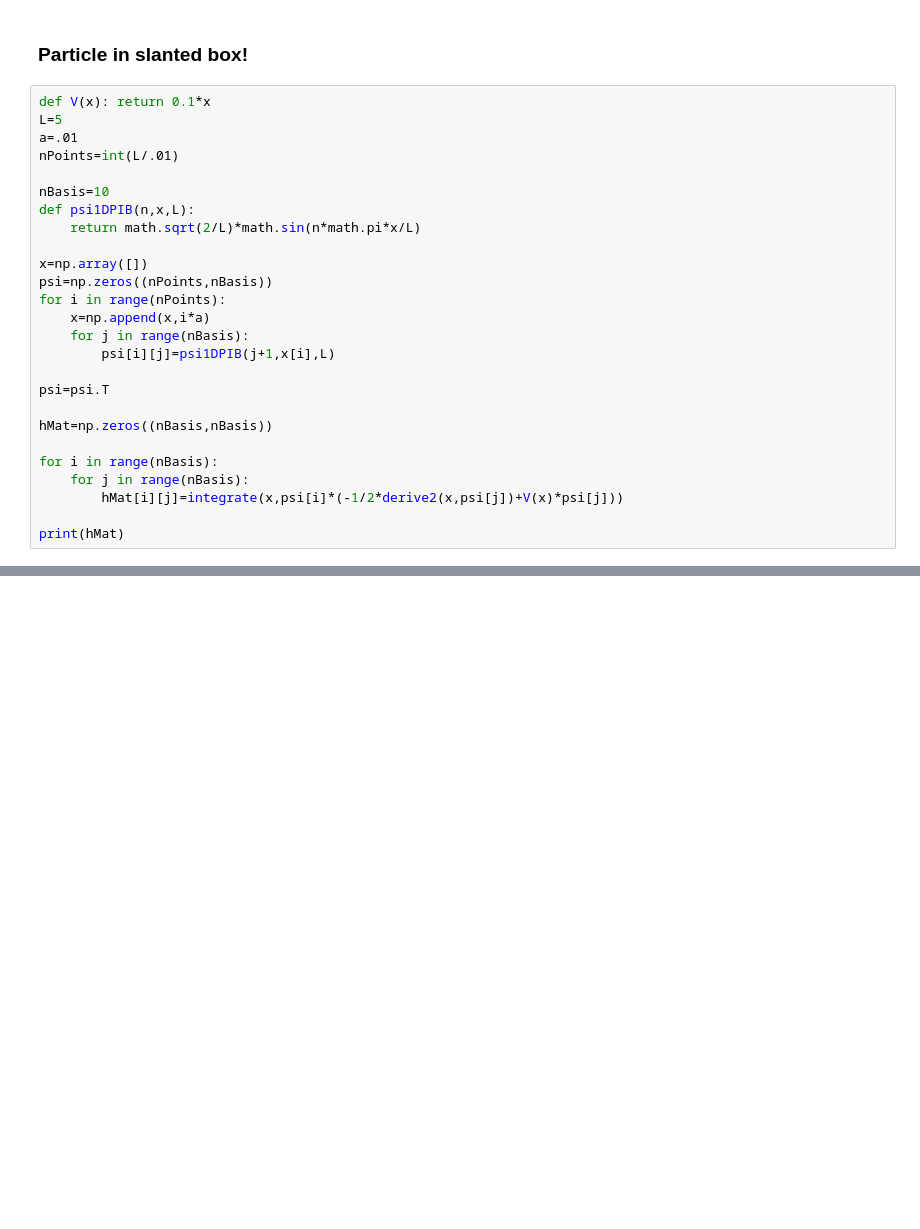
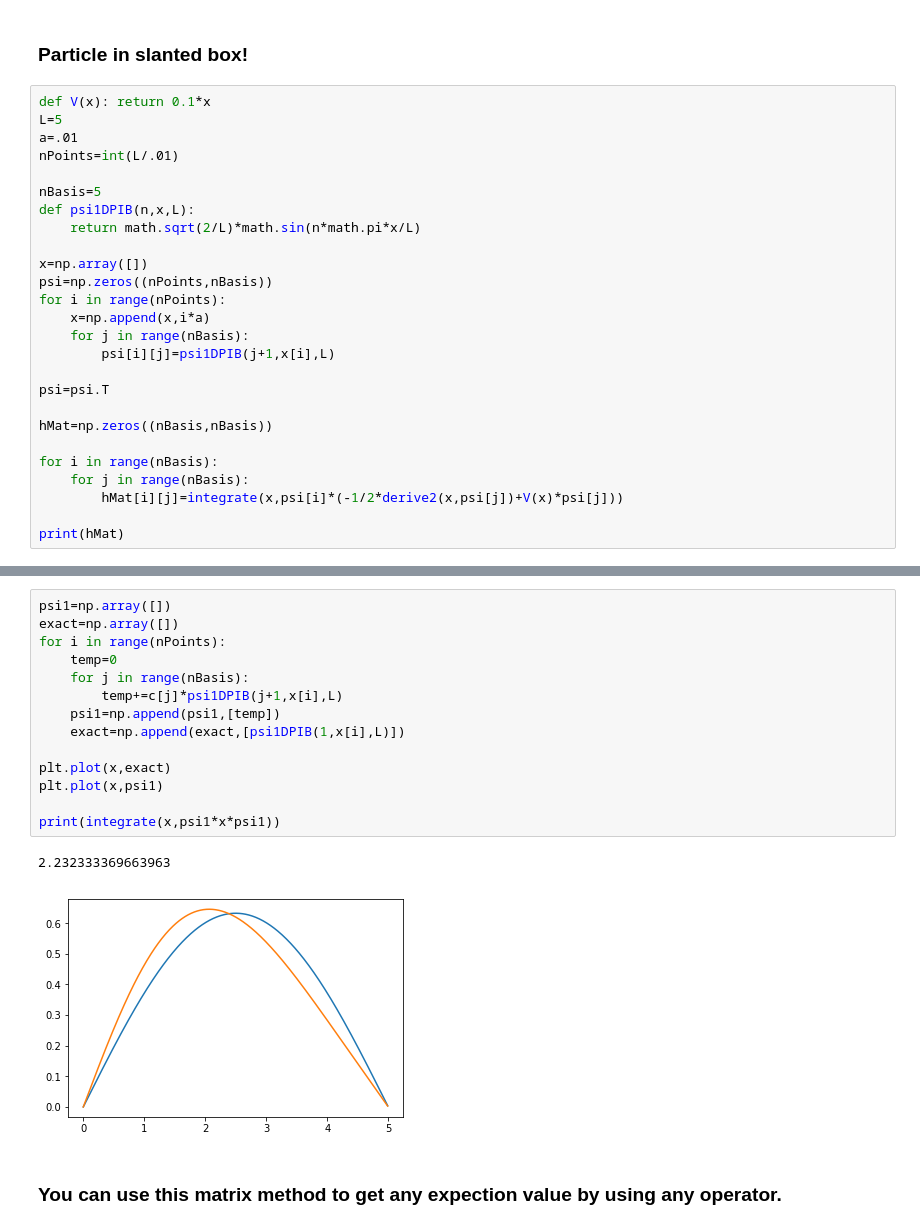
Before and after one commit to gds001/Computational-Physical-Chemistry, a Jupyter notebook: Variational Method.ipynb, the cells around one changed output, grey strips where cells are left out. Cells and saved outputs as stored; diff of their text form; blank space fills up the shorter version.

```diff
--- a/Variational Method.ipynb
+++ b/Variational Method.ipynb
@@ -436,7 +436,7 @@ L=5
 a=.01
 nPoints=int(L/.01)
 
-nBasis=10
+nBasis=5
 def psi1DPIB(n,x,L):
     return math.sqrt(2/L)*math.sin(n*math.pi*x/L)
 
@@ -495,0 +489,19 @@ c.T.dot(hMat).dot(c)
+# %%
+psi1=np.array([])
+exact=np.array([])
+for i in range(nPoints):
+    temp=0
+    for j in range(nBasis):
+        temp+=c[j]*psi1DPIB(j+1,x[i],L)
+    psi1=np.append(psi1,[temp])
+    exact=np.append(exact,[psi1DPIB(1,x[i],L)])
+
+plt.plot(x,exact)
+plt.plot(x,psi1)
+
+print(integrate(x,psi1*x*psi1))
+# %% [output]
+2.232333369663963
+[figure, added]
+# %% [markdown]
+### You can use this matrix method to get any expection value by using any operator.
```
Also changed, not shown: parts of 7 cells of this notebook, 1 other file.
